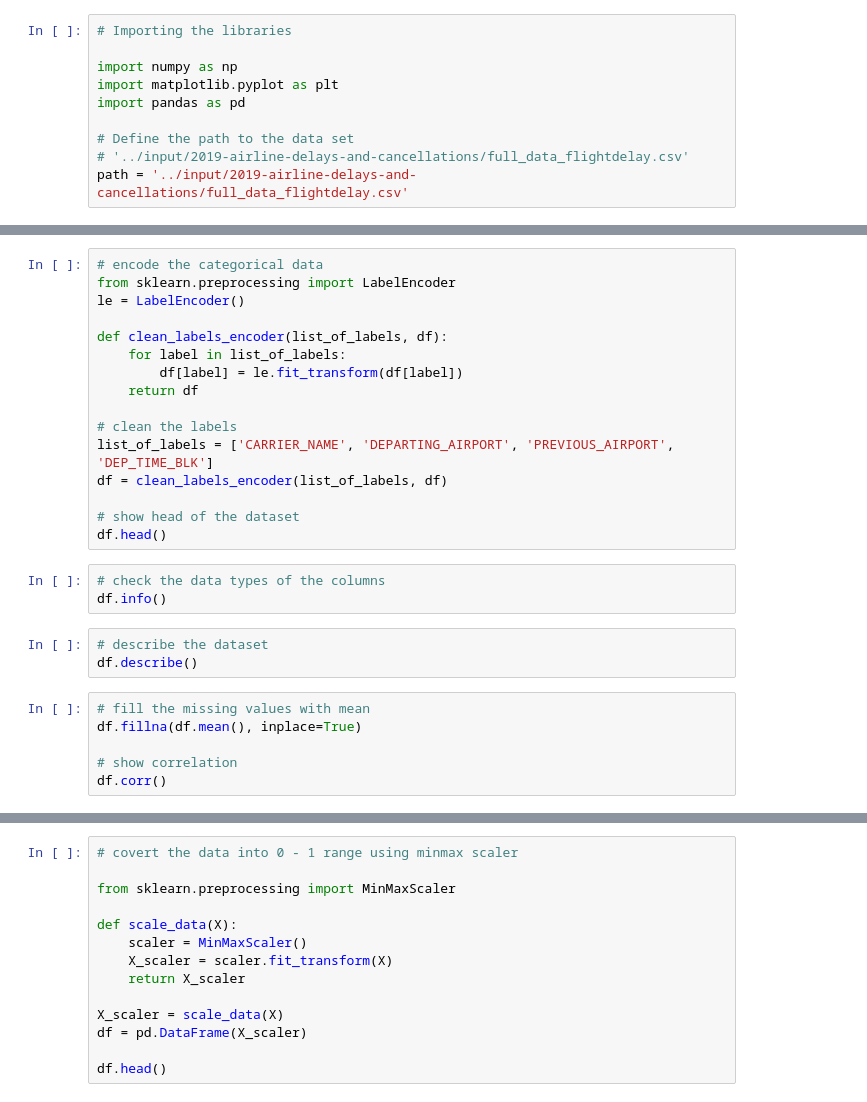
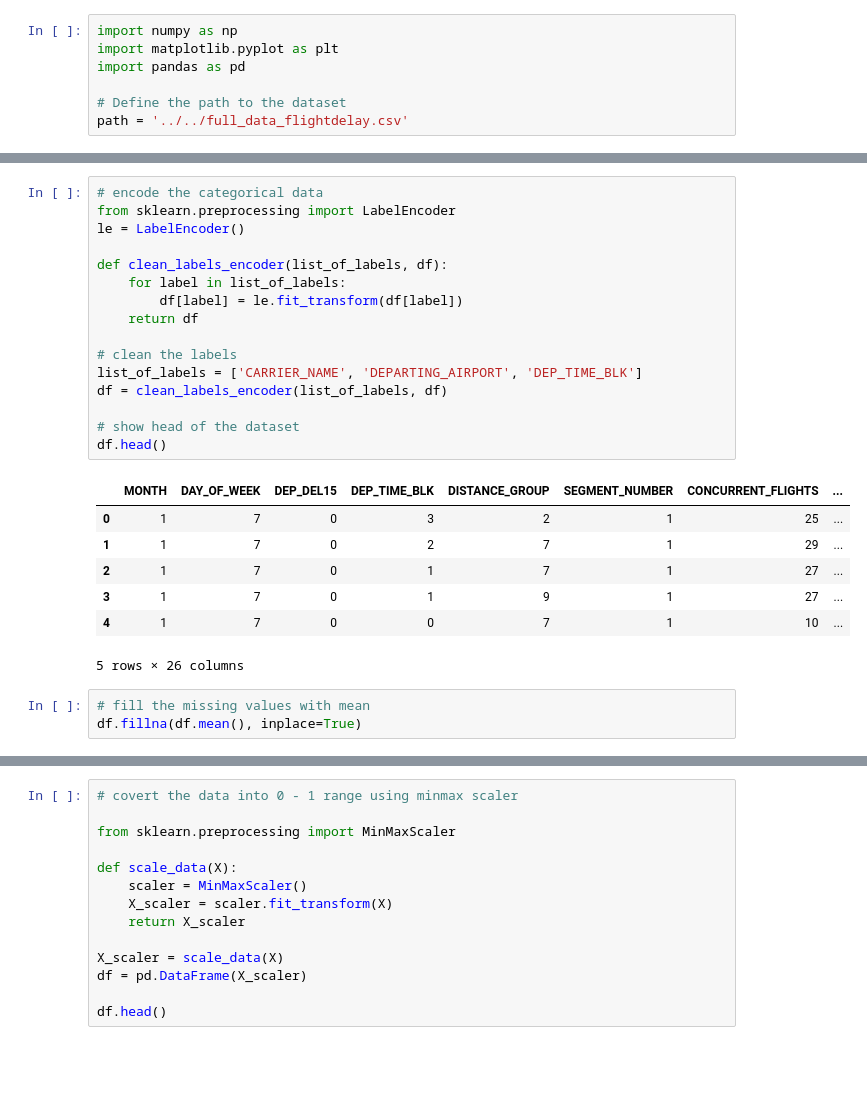
Before and after one commit to s22311/SUML, a Jupyter notebook: initial_code.ipynb, the cells around one changed output, grey strips where cells are left out. Drawn from its saved outputs; the diff is of its cells as text; blank space fills up the shorter version.

```diff
--- a/initial_code.ipynb
+++ b/initial_code.ipynb
@@ -48,13 +35,10 @@
 # %%
-# Importing the libraries
-
 import numpy as np
 import matplotlib.pyplot as plt
 import pandas as pd
 
-# Define the path to the data set
-# '../input/2019-airline-delays-and-cancellations/full_data_flightdelay.csv'
-path = '../input/2019-airline-delays-and-cancellations/full_data_flightdelay.csv'
+# Define the path to the dataset
+path = '../../full_data_flightdelay.csv'
 # %%
 # importing the dataset
 df = pd.read_csv(path)
@@ -70,28 +81,27 @@ df.info()
 # %%
 # encode the categorical data
 from sklearn.preprocessing import LabelEncoder
 le = LabelEncoder()
 
 def clean_labels_encoder(list_of_labels, df):
     for label in list_of_labels:
         df[label] = le.fit_transform(df[label])
     return df
 
 # clean the labels
-list_of_labels = ['CARRIER_NAME', 'DEPARTING_AIRPORT', 'PREVIOUS_AIRPORT', 'DEP_TIME_BLK']
+list_of_labels = ['CARRIER_NAME', 'DEPARTING_AIRPORT', 'DEP_TIME_BLK']
 df = clean_labels_encoder(list_of_labels, df)
 
 # show head of the dataset
 df.head()
+# %% [output]
+|  | MONTH | DAY_OF_WEEK | DEP_DEL15 | DEP_TIME_BLK | DISTANCE_GROUP | SEGMENT_NUMBER | CONCURRENT_FLIGHTS | ... |
+| 0 | 1 | 7 | 0 | 3 | 2 | 1 | 25 | ... |
+| 1 | 1 | 7 | 0 | 2 | 7 | 1 | 29 | ... |
+| 2 | 1 | 7 | 0 | 1 | 7 | 1 | 27 | ... |
+| 3 | 1 | 7 | 0 | 1 | 9 | 1 | 27 | ... |
+| 4 | 1 | 7 | 0 | 0 | 7 | 1 | 10 | ... |
+5 rows × 26 columns
-# %%
-# check the data types of the columns
-df.info()
-# %%
-# describe the dataset
-df.describe()
 # %%
 # fill the missing values with mean
 df.fillna(df.mean(), inplace=True)
-
-# show correlation
-df.corr()
```
Also changed, not shown: parts of 7 cells of this notebook, 1 other file.
